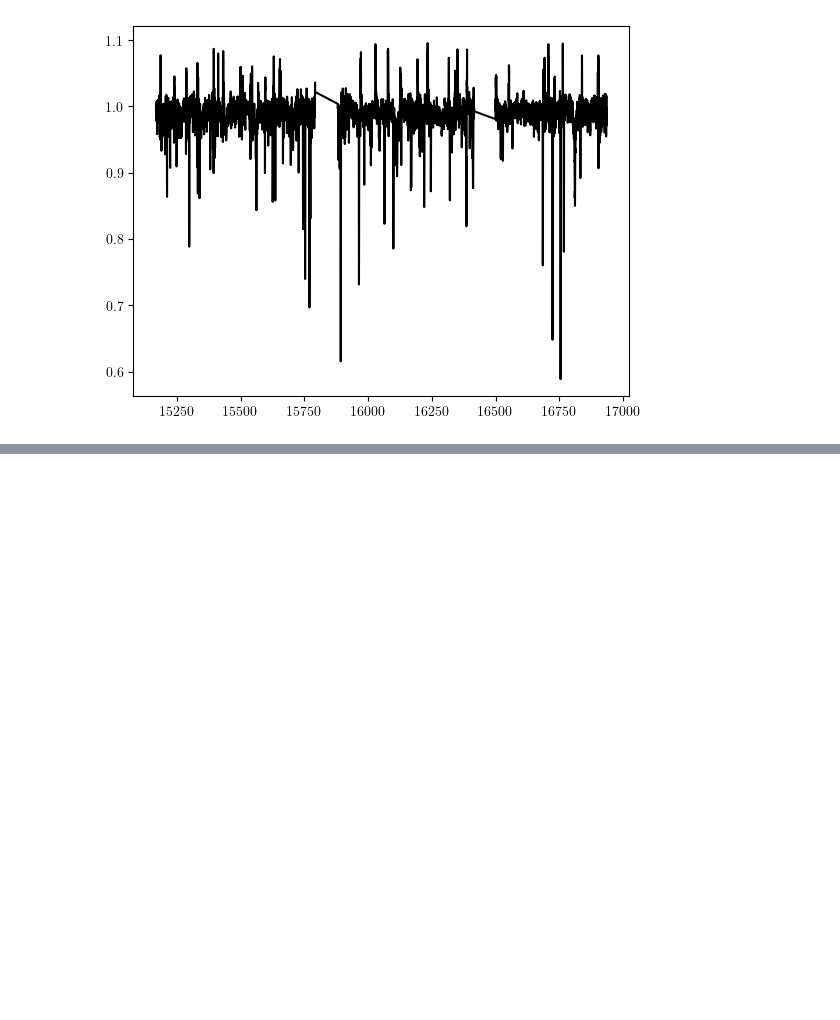
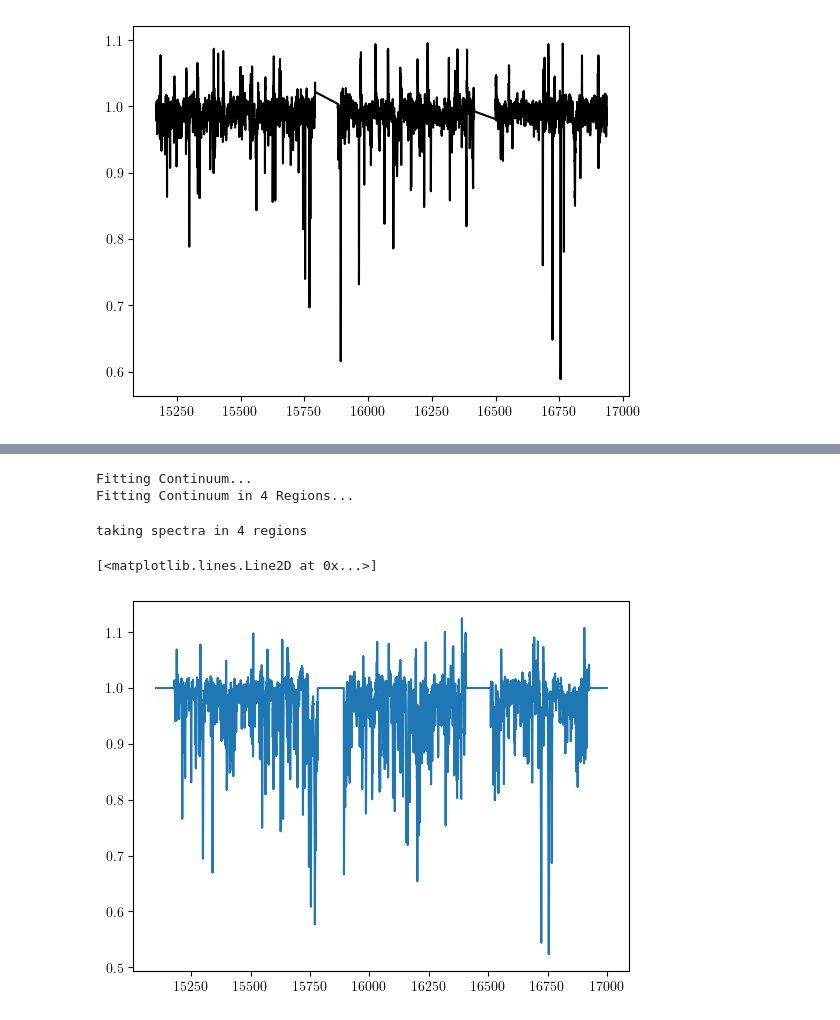
Before and after one commit to maja-jablonska/TheCannon, a Jupyter notebook: training.ipynb, the cells around one changed output, grey strips where cells are left out. Saved outputs shown, nothing was run; the diff lists cells and outputs as text; code cells hidden in the pictures; blank space fills up the shorter version.

```diff
--- a/training.ipynb
+++ b/training.ipynb
@@ -39,0 +84,3 @@ plt.show()
+# %%
+ds.ranges = [[371,3192], [3697,5500], [5500,5997], [6461,8255]]
+contmask = ds.make_contmask(pseudo_tr_flux, pseudo_tr_ivar, frac=0.07)
@@ -39,0 +103,16 @@ plt.show()
+# %%
+ds.set_continuum(contmask)
+# %%
+cont = ds.fit_continuum(3, "sinusoid")
+# %% [output]
+Fitting Continuum...
+Fitting Continuum in 4 Regions...
+# %%
+norm_tr_flux, norm_tr_ivar, norm_test_flux, norm_test_ivar = ds.continuum_normalize(cont)
+# %% [output]
+taking spectra in 4 regions
+# %%
+plt.plot(wl, norm_tr_flux[10,:])
+# %% [output]
+[<matplotlib.lines.Line2D at 0x...>]
+[figure, added]
```
Also changed, not shown: parts of 14 cells of this notebook, 5 other files.
